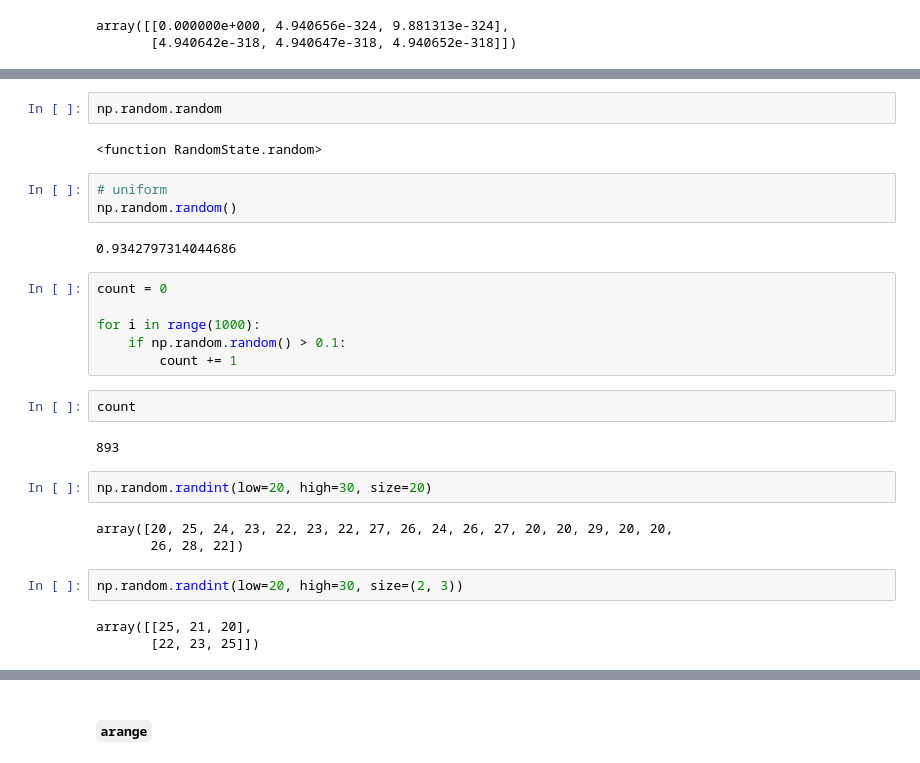
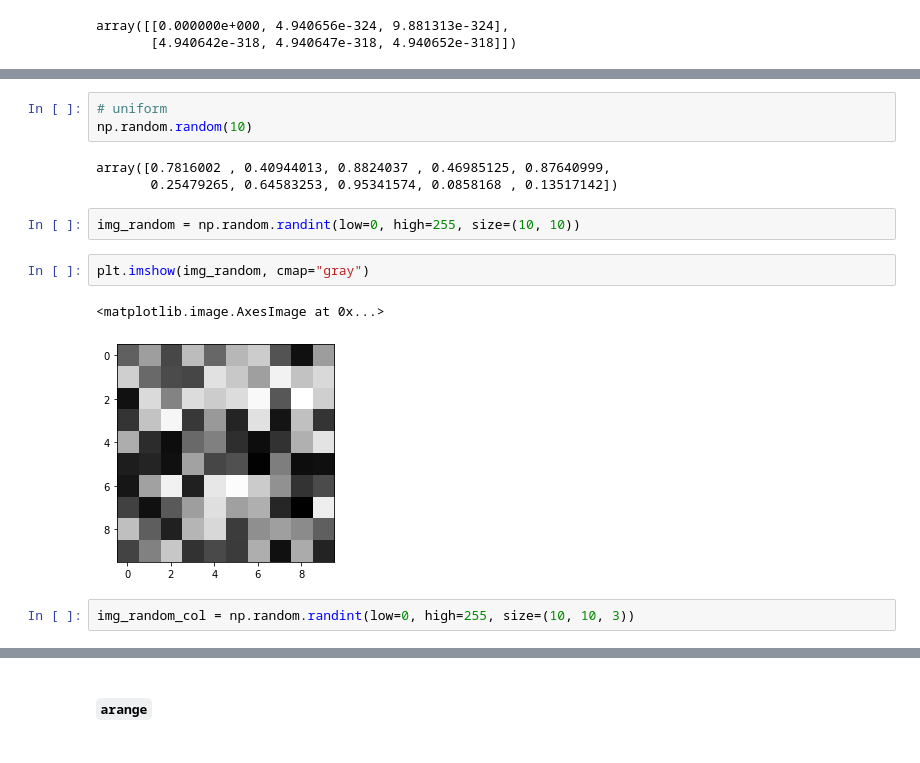
Before and after one commit to Ironhack-Data-Madrid-Enero-2021/Classroom-Materials, a Jupyter notebook: week_02/03-numpy.ipynb, the cells around one changed output, grey strips where cells are left out. Drawn from its saved outputs; the diff is of its cells as text.

```diff
--- a/week_02/03-numpy.ipynb
+++ b/week_02/03-numpy.ipynb
@@ -213,29 +296,15 @@ np.random
-# %%
-np.random.random
-# %% [output]
-<function RandomState.random>
 # %%
 # uniform
-np.random.random()
+np.random.random(10)
 # %% [output]
-0.9342797314044686
+array([0.7816002 , 0.40944013, 0.8824037 , 0.46985125, 0.87640999,
+       0.25479265, 0.64583253, 0.95341574, 0.0858168 , 0.13517142])
-# %%
-count = 0
-
-for i in range(1000):
-    if np.random.random() > 0.1:
-        count += 1
-# %%
-count
-# %% [output]
-893
 # %%
-np.random.randint(low=20, high=30, size=20)
+img_random = np.random.randint(low=0, high=255, size=(10, 10))
-# %% [output]
-array([20, 25, 24, 23, 22, 23, 22, 27, 26, 24, 26, 27, 20, 20, 29, 20, 20,
-       26, 28, 22])
+# %%
+plt.imshow(img_random, cmap="gray")
+# %% [output]
+<matplotlib.image.AxesImage at 0x...>
+[figure, added]
 # %%
-np.random.randint(low=20, high=30, size=(2, 3))
+img_random_col = np.random.randint(low=0, high=255, size=(10, 10, 3))
-# %% [output]
-array([[25, 21, 20],
-       [22, 23, 25]])
```
Also changed, not shown: parts of 187 cells of this notebook, 2 other files.
